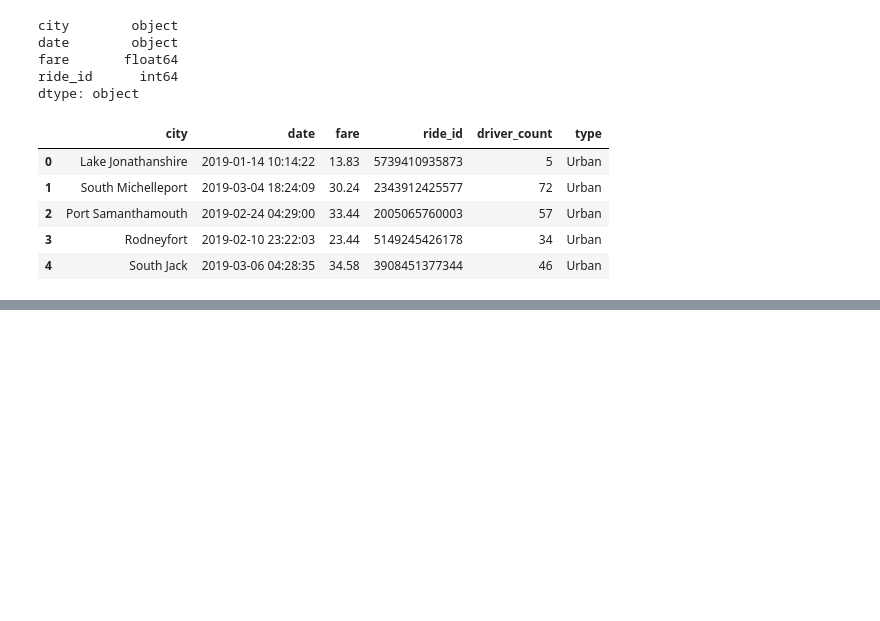
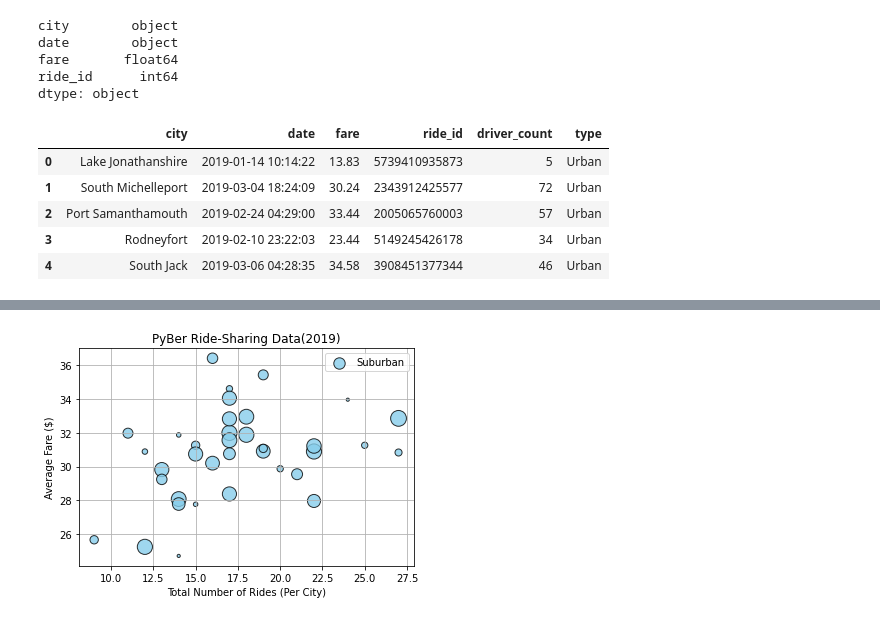
Before and after one commit to Mots94/PyBer_Analysis, a Jupyter notebook: PyBer.ipynb, the cells around one changed output, grey strips where cells are left out. Cells and saved outputs as stored; diff of their text form; code cells hidden in the pictures; blank space fills up the shorter version.

```diff
--- a/PyBer.ipynb
+++ b/PyBer.ipynb
@@ -114,0 +127,5 @@ pyber_data_df.head()
+# %%
+suburban_cities_df = pyber_data_df[pyber_data_df['type']=='Suburban']
+rural_cities_df = pyber_data_df[pyber_data_df['type']=='Rural']
+
+rural_cities_df.head()
@@ -114,0 +151,3 @@ pyber_data_df.head()
+# %%
+suburban_ride_count = suburban_cities_df.groupby(['city']).count()['ride_id']
+rural_ride_count = rural_cities_df.groupby(['city']).count()['ride_id']
@@ -114,0 +166,3 @@ pyber_data_df.head()
+# %%
+suburban_avg_fare = suburban_cities_df.groupby(['city']).mean()['fare']
+rural_avg_fare = rural_cities_df.groupby(['city']).mean()['fare']
@@ -114,0 +193,19 @@ pyber_data_df.head()
+# %%
+fig, ax = plt.subplots()
+
+ax.scatter(suburban_ride_count, suburban_avg_fare,
+        s=suburban_avg_drivers * 10,
+        c='skyblue',
+        edgecolors='black',
+        linewidths=1,
+        alpha=0.8,
+        label='Suburban')
+ax.set_title('PyBer Ride-Sharing Data(2019)')
+ax.set_xlabel('Total Number of Rides (Per City)')
+ax.set_ylabel('Average Fare ($)')
+plt.grid(True)
+plt.legend()
+
+plt.show()
+# %% [output]
+[figure, added]
```
Also changed, not shown: parts of 7 cells of this notebook.
